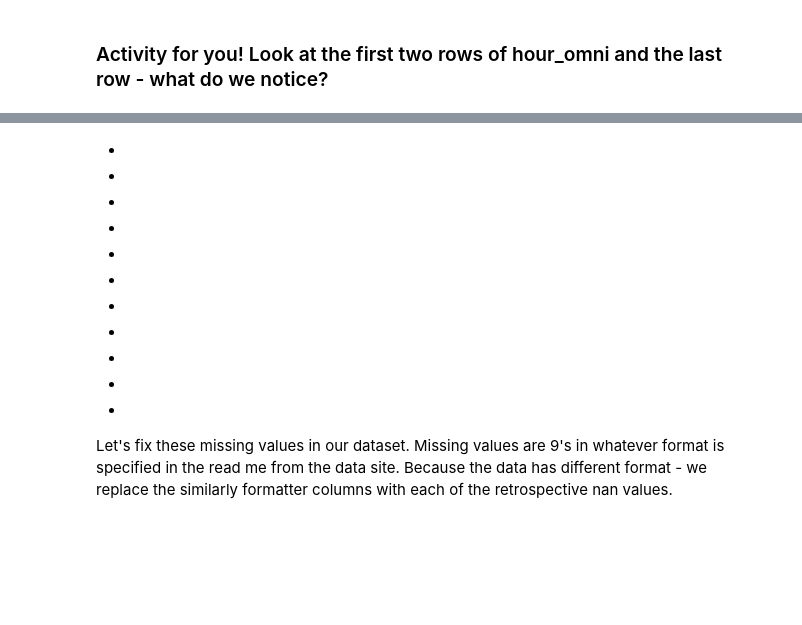
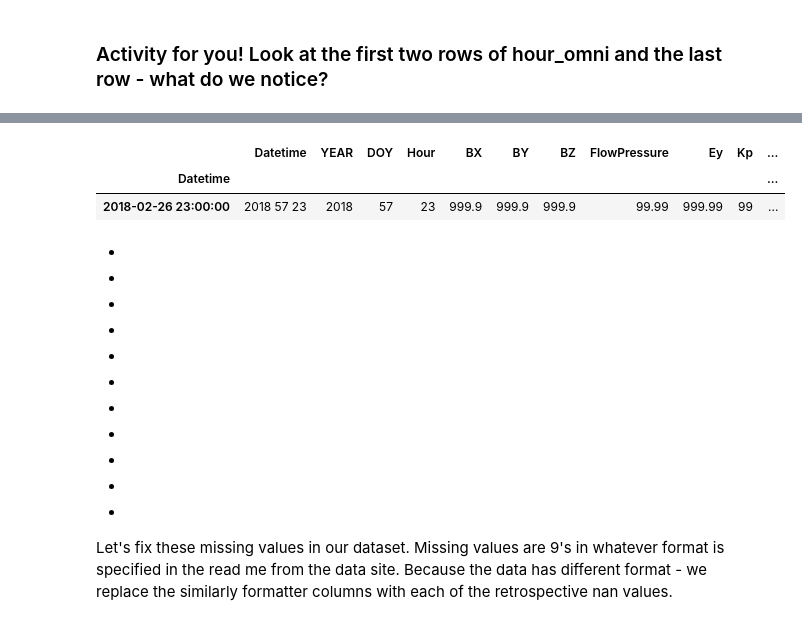
Before and after one commit to clasp423/data_vis_statistics_geosciences, a Jupyter notebook: Lab 6/lab6_space_weather_classifiers.ipynb, the cells around one changed output, grey strips where cells are left out. Cells and saved outputs as stored; diff of their text form; code cells hidden in the pictures; blank space fills up the shorter version.

```diff
--- a/Lab 6/lab6_space_weather_classifiers.ipynb
+++ b/Lab 6/lab6_space_weather_classifiers.ipynb
@@ -173,3 +167,9 @@ print(?)
+# %%
+hour_omni.tail(1)
+# %% [output]
+|  | Datetime | YEAR | DOY | Hour | BX | BY | BZ | FlowPressure | Ey | Kp | ... |
+| Datetime |  |  |  |  |  |  |  |  |  |  | ... |
+| 2018-02-26 23:00:00 | 2018 57 23 | 2018 | 57 | 23 | 999.9 | 999.9 | 999.9 | 99.99 | 999.99 | 99 | ... |
 # %% [markdown]
 -
 
```
Also changed, not shown: parts of 23 cells of this notebook, 27 other files.
